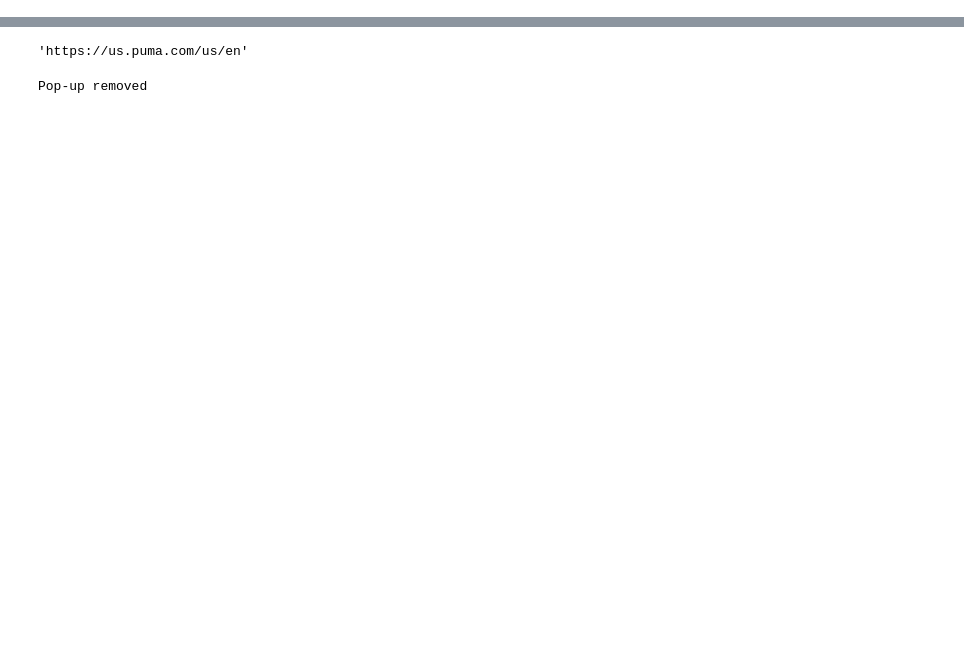
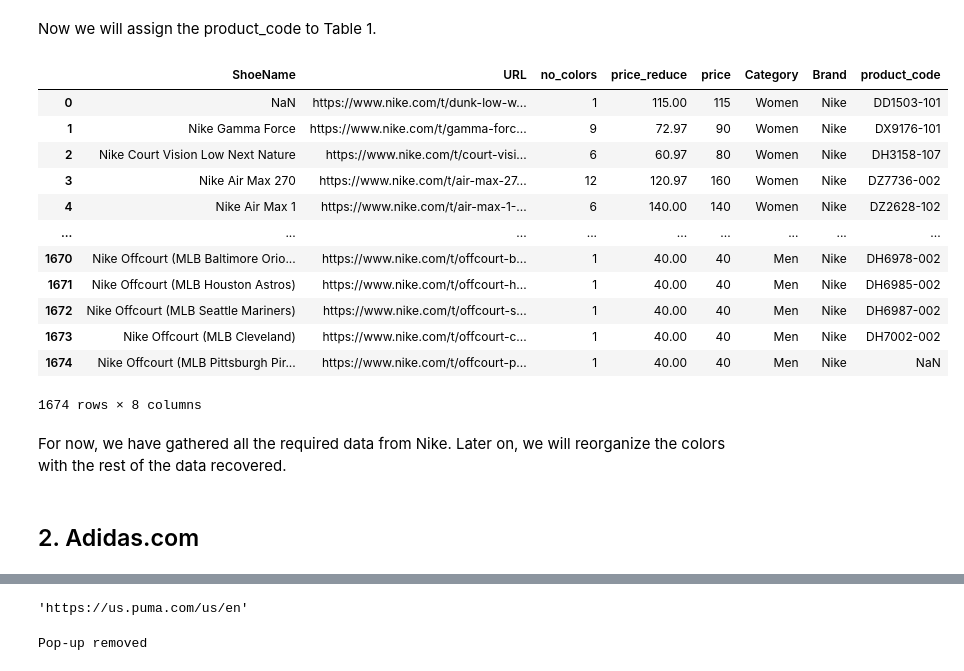
Before and after one commit to matiaga/Capstone-project, a Jupyter notebook: Shoe Brand Capstone - 01 Webscraping phase.ipynb, the cells around one changed output, grey strips where cells are left out. Saved outputs shown, nothing was run; the diff lists cells and outputs as text; code cells hidden in the pictures; blank space fills up the shorter version.

```diff
--- a/Shoe Brand Capstone - 01 Webscraping phase.ipynb
+++ b/Shoe Brand Capstone - 01 Webscraping phase.ipynb
@@ -378,0 +538,3 @@ df_det
+# %%
+df_det, url_error = recover_det_raw_data('datasets/det_raw_nike.csv', 'errors/nike_batch_err.csv' )
+display(df_det.tail(2))
@@ -378,0 +588,3 @@ df_det
+# %%
+df_det5 = df_det4.copy()
+url_error5 = url_error4.copy()
@@ -378,0 +846,14 @@ df_det
+# %%
+# Join the batches - raw data 400 ->
+df_det = pd.concat([df_det, df_det10])
+url_error = pd.concat([url_error, url_error10])
+
+# adjusting the indexes
+df_det.reset_index(drop=True, inplace=True)
+
+# Backup dataframe detail brand Nike
+df_det_nike_backup = df_det.copy()
+
+# Save a file with the original data recovered
+df_det_nike_backup.to_csv('datasets/det_raw_nike.csv')
+url_error.to_csv('errors/nike_batch_err.csv')
@@ -378,0 +866,17 @@ df_det
+# %%
+# Cleans data frame
+# The first 400 records are already clean, so will apart them
+df_400 = df_det[:400]
+
+# Cleans the rest of the records, the last 1274, and concat all in df_proc
+df_proc_batch = clean_df_det_nike(df_det[400:])
+df_proc = pd.concat([df_400, df_proc_batch])
+
+# Drop columns no longer needed
+df_proc.drop(['reviews', 'color'], axis=1, inplace=True)
+
+# Reset index
+df_proc.reset_index(drop=True, inplace=True)
+
+# Save the detail data processed of Nike for reference
+df_proc.to_csv('datasets/det_processed_nike.csv')
@@ -378,0 +939,25 @@ df_det
+# %% [markdown]
+Now we will assign the product_code to Table 1.
+# %%
+# Establishing the product_code in Table1
+df_shoes_nike.loc[:, 'product_code'] = df_proc['product_code']
+
+# Save the Table1 including the product_code
+df_shoes_nike.to_csv('datasets/Table1_nike.csv')
+df_shoes_nike
+# %% [output]
+|  | ShoeName | URL | no_colors | price_reduce | price | Category | Brand | product_code |
+| 0 | NaN | https://www.nike.com/t/dunk-low-w... | 1 | 115.00 | 115 | Women | Nike | DD1503-101 |
+| 1 | Nike Gamma Force | https://www.nike.com/t/gamma-forc... | 9 | 72.97 | 90 | Women | Nike | DX9176-101 |
+| 2 | Nike Court Vision Low Next Nature | https://www.nike.com/t/court-visi... | 6 | 60.97 | 80 | Women | Nike | DH3158-107 |
+| 3 | Nike Air Max 270 | https://www.nike.com/t/air-max-27... | 12 | 120.97 | 160 | Women | Nike | DZ7736-002 |
+| 4 | Nike Air Max 1 | https://www.nike.com/t/air-max-1-... | 6 | 140.00 | 140 | Women | Nike | DZ2628-102 |
+| ... | ... | ... | ... | ... | ... | ... | ... | ... |
+| 1670 | Nike Offcourt (MLB Baltimore Orio... | https://www.nike.com/t/offcourt-b... | 1 | 40.00 | 40 | Men | Nike | DH6978-002 |
+| 1671 | Nike Offcourt (MLB Houston Astros) | https://www.nike.com/t/offcourt-h... | 1 | 40.00 | 40 | Men | Nike | DH6985-002 |
+| 1672 | Nike Offcourt (MLB Seattle Mariners) | https://www.nike.com/t/offcourt-s... | 1 | 40.00 | 40 | Men | Nike | DH6987-002 |
+| 1673 | Nike Offcourt (MLB Cleveland) | https://www.nike.com/t/offcourt-c... | 1 | 40.00 | 40 | Men | Nike | DH7002-002 |
+| 1674 | Nike Offcourt (MLB Pittsburgh Pir... | https://www.nike.com/t/offcourt-p... | 1 | 40.00 | 40 | Men | Nike | NaN |
+1674 rows × 8 columns
+# %% [markdown]
+For now, we have gathered all the required data from Nike. Later on, we will reorganize the colors with the rest of the data recovered.
@@ -378,0 +966,2 @@ df_det
+# %% [markdown]
+## 2. Adidas.com
```
Also changed, not shown: parts of 238 cells of this notebook, 51 other files.
